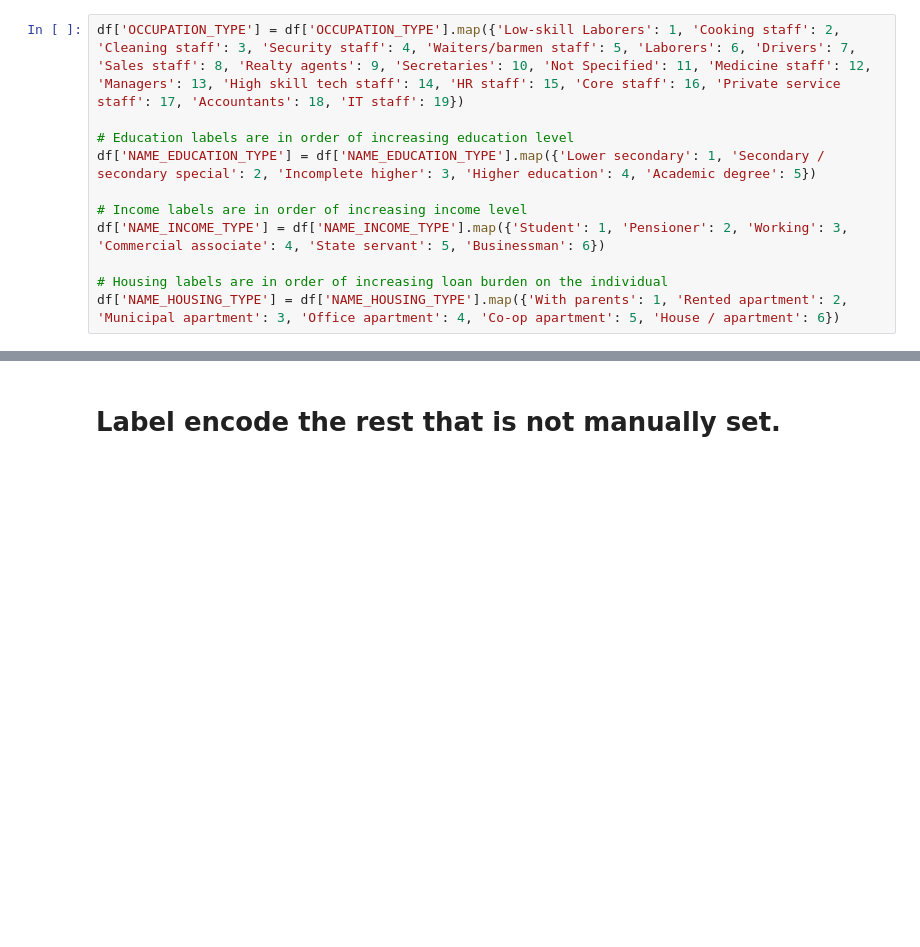
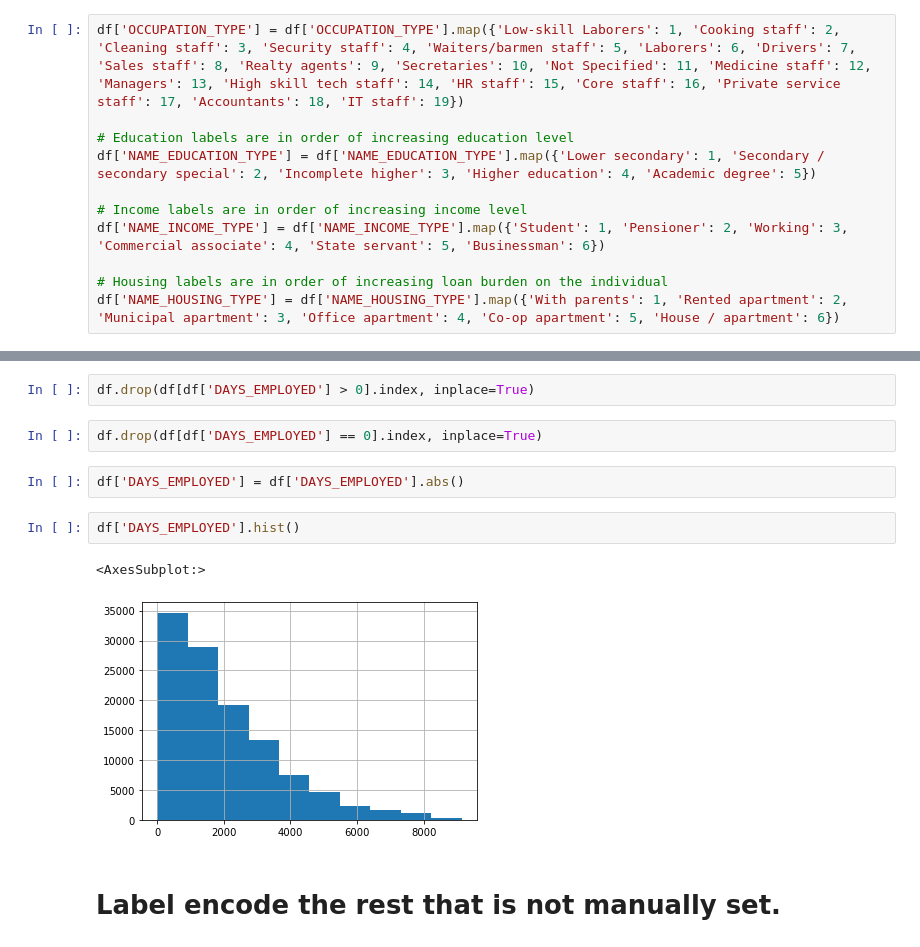
Before and after one commit to ystan98/FA, a Jupyter notebook: Part 3 - Coarse Classing and selecting best bins.ipynb, the cells around one changed output, grey strips where cells are left out. Saved outputs shown, nothing was run; the diff lists cells and outputs as text; blank space fills up the shorter version.

```diff
--- a/Part 3 - Coarse Classing and selecting best bins.ipynb
+++ b/Part 3 - Coarse Classing and selecting best bins.ipynb
@@ -101,3 +111,14 @@ Name: STATUS, dtype: float64
+# %%
+df.drop(df[df['DAYS_EMPLOYED'] > 0].index, inplace=True)
+# %%
+df.drop(df[df['DAYS_EMPLOYED'] == 0].index, inplace=True)
+# %%
+df['DAYS_EMPLOYED'] = df['DAYS_EMPLOYED'].abs()
+# %%
+df['DAYS_EMPLOYED'].hist()
+# %% [output]
+<AxesSubplot:>
+[figure, added]
 # %% [markdown]
 # Label encode the rest that is not manually set.
 # %%
```
Also changed, not shown: parts of 8 cells of this notebook.
